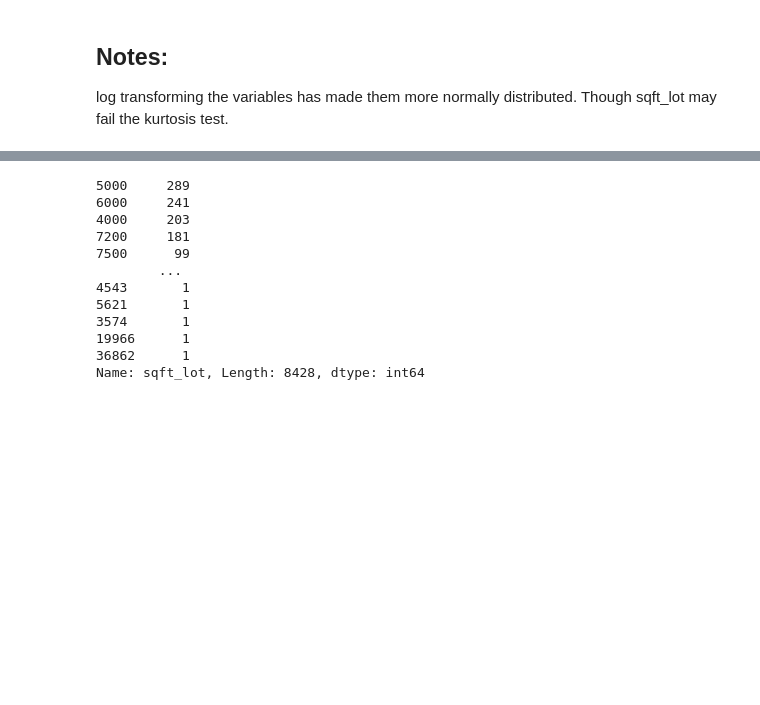
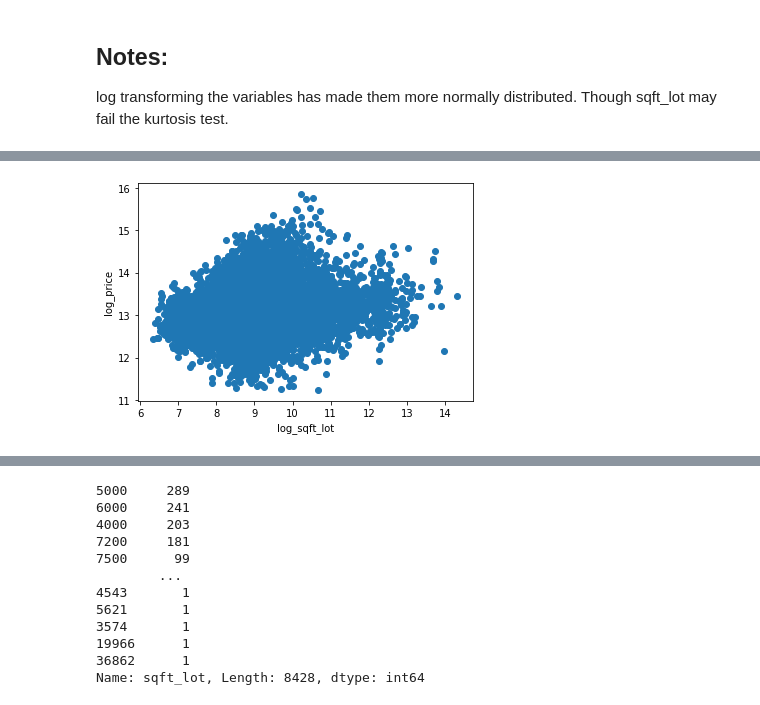
Before and after one commit to etr359/Predicting_KC_Housing_Prices, a Jupyter notebook: Creating_TrainTest_EDA.ipynb, the cells around one changed output, grey strips where cells are left out. Saved outputs shown, nothing was run; the diff lists cells and outputs as text; code cells hidden in the pictures; blank space fills up the shorter version.

```diff
--- a/Creating_TrainTest_EDA.ipynb
+++ b/Creating_TrainTest_EDA.ipynb
@@ -523,0 +551,7 @@ KendalltauResult(correlation=0.04949921895555078, pvalue=1.9185823605576887e-22)
+# %%
+plt.scatter(x='log_sqft_lot', y='log_price', data=training)
+plt.xlabel('log_sqft_lot')
+plt.ylabel('log_price')
+plt.show()
+# %% [output]
+[figure, added]
```
Also changed, not shown: parts of 18 cells of this notebook.
